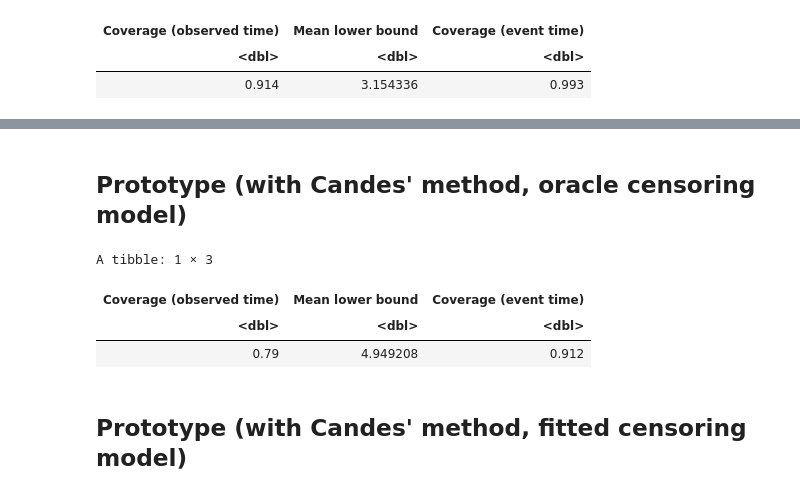
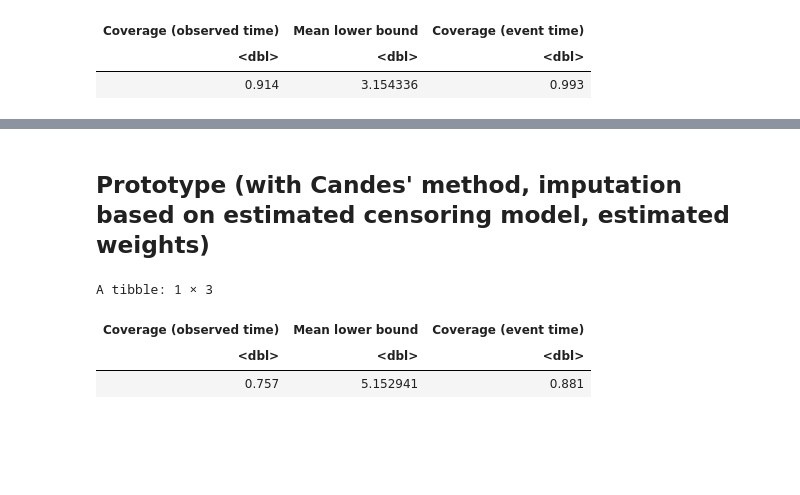
Before and after one commit to msesia/conformal_survival, a Jupyter notebook: code/survival-cqr-new.ipynb, the cells around one changed output, grey strips where cells are left out. Drawn from its saved outputs; the diff is of its cells as text; code cells hidden in the pictures; blank space fills up the shorter version.

```diff
--- a/code/survival-cqr-new.ipynb
+++ b/code/survival-cqr-new.ipynb
@@ -140,11 +139,11 @@ A data.frame: 2 × 3
 # %%
 source("utils_censoring.R")
 
-# Create an instance of the CensoringDistribution class with the model
-cens_model <- SurvregModelWrapper$new(dist="weibull")
+# Initialize a base model for the censoring distribution
+cens_base_model <- SurvregModelWrapper$new(dist="weibull")
 
-# Create an instance of the CensoringDistribution class with the model
-censoring_model <- CensoringDistribution$new(model = cens_model)
+# Create an instance of the CensoringModel class with the model
+censoring_model <- CensoringModel$new(model = cens_base_model)
 
 # Fit the censoring distribution
 censoring_model$fit(data = data.train)
@@ -205,7 +204,7 @@ source("utils_conformal.R")
 # Impute the missing censoring times
 C.cal <- data.cal.oracle$censoring_time
 
-pred.candes <- predict_Candes(data.test, surv_model, data.cal, C.cal, alpha)
+pred.candes <- predict_Candes(data.test, surv_model, generator, data.cal, C.cal, alpha)
 
 evaluate_bounds(data.test.oracle$time,
                 pred.candes$calibrated,
@@ -217,0 +219,20 @@ A tibble: 1 × 3
+# %%
+source("utils_conformal.R")
+
+# Impute the missing censoring times
+C.cal <- data.cal.oracle$censoring_time
+
+# Create an instance of the CensoringDistribution class with the model
+cens_base_model <- SurvregModelWrapper$new(dist="weibull")
+
+# Create an instance of the CensoringModel class with the model
+cens_model <- CensoringModel$new(model = cens_base_model)
+
+# Fit the censoring model on the training data
+cens_model$fit(data = data.train)
+
+pred.candes <- predict_Candes(data.test, surv_model, cens_model$model, data.cal, C.cal, alpha)
+
+evaluate_bounds(data.test.oracle$time,
+                pred.candes$calibrated,
+                event_time=data.test.oracle$event_time)
@@ -218,18 +244,15 @@ A tibble: 1 × 3
 # %% [markdown]
-## Prototype (with Candes' method, oracle censoring model)
+## Prototype (with Candes' method, imputation based on estimated censoring model, estimated weights)
 # %%
 source("utils_conformal.R")
 
-imp_model <- generator
-pred.proto <- predict_prototype(data.test, surv_model, imp_model, data.cal, alpha)
+pred.proto <- predict_prototype(data.test, surv_model, cens_model, data.cal, alpha)
 
 evaluate_bounds(data.test$time,
                 pred.proto$calibrated,
                 event_time=data.test.oracle$event_time)
 # %% [output]
 A tibble: 1 × 3
 | Coverage (observed time) | Mean lower bound | Coverage (event time) |
 | <dbl> | <dbl> | <dbl> |
-| 0.79 | 4.949208 | 0.912 |
+| 0.757 | 5.152941 | 0.881 |
-# %% [markdown]
-## Prototype (with Candes' method, fitted censoring model)
```
Also changed, not shown: parts of 10 cells of this notebook, 4 other files.
